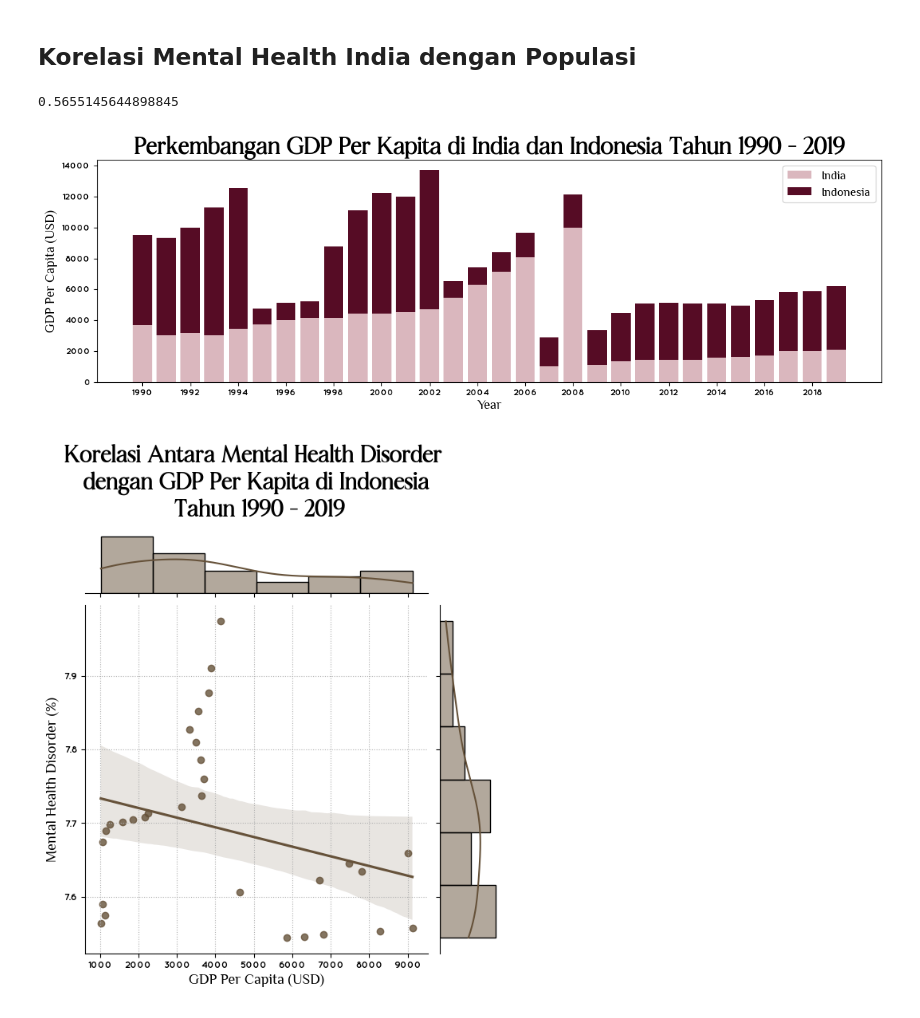
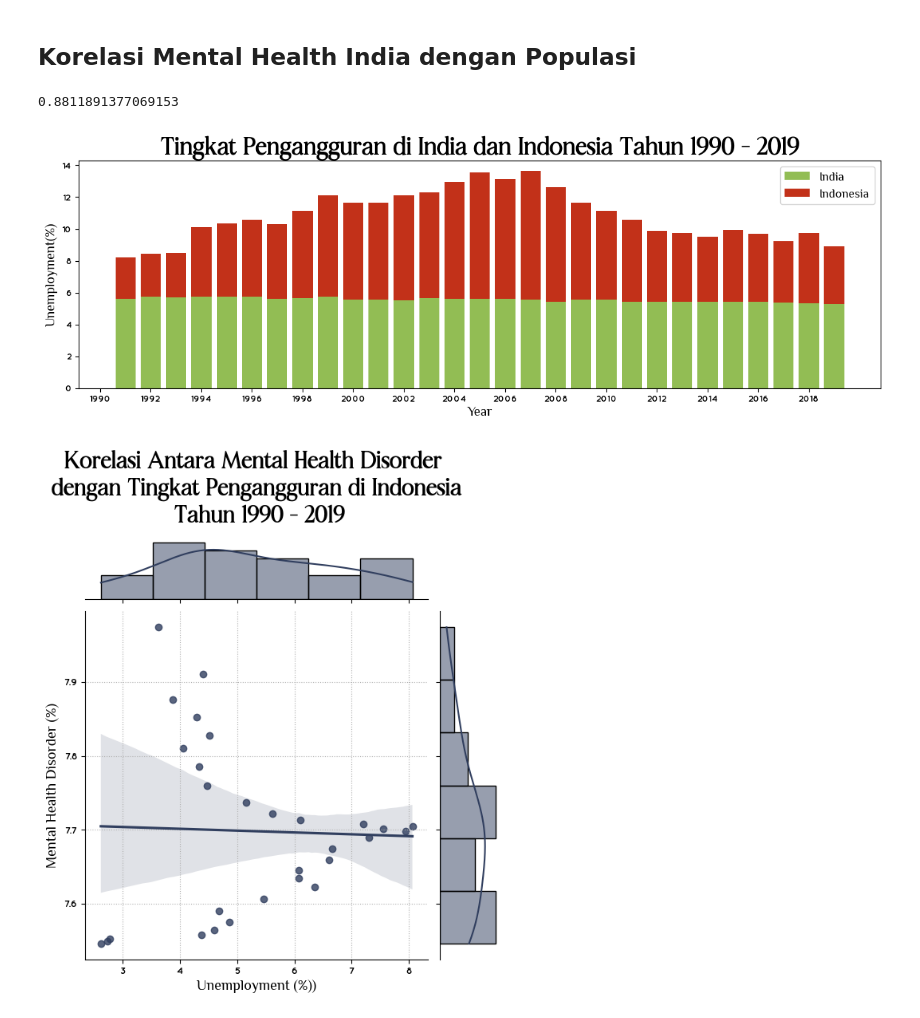
Before and after one commit to ikariyani/python-100daysChallenge, a Jupyter notebook: PROJECT/DAY 98/MENTAL HEALTH DISORDER DAY 8.ipynb, the cells around one changed output. Saved outputs shown, nothing was run; the diff lists cells and outputs as text; code cells hidden in the pictures.

Commit message:
DAY 97
CASE STUDY : Mental Health Disorder Dataset - Day 7

```diff
--- a/PROJECT/DAY 98/MENTAL HEALTH DISORDER DAY 8.ipynb
+++ b/PROJECT/DAY 98/MENTAL HEALTH DISORDER DAY 8.ipynb
@@ -331,0 +593,4 @@ merge
+# %%
+df = df.rename(columns = {'GDP_per_capita_USD_right' : 'GDP'})
+
+df
@@ -331,0 +616,14 @@ merge
+# %%
+df = df[['Country', 'Year', 'Prevalence - Schizophrenia - Sex: Both - Age: Age-standardized (Percent)',
+         'Prevalence - Bipolar disorder - Sex: Both - Age: Age-standardized (Percent)',
+         'Prevalence - Eating disorders - Sex: Both - Age: Age-standardized (Percent)',
+         'Prevalence - Anxiety disorders - Sex: Both - Age: Age-standardized (Percent)',
+         'Prevalence - Drug use disorders - Sex: Both - Age: Age-standardized (Percent)',
+         'Prevalence - Depressive disorders - Sex: Both - Age: Age-standardized (Percent)',
+         'Prevalence - Alcohol use disorders - Sex: Both - Age: Age-standardized (Percent)',
+         'Total',
+         'population',
+         'GDP',
+         'Unemployment']]
+
+df
@@ -332,5 +649,5 @@ merge
 # %%
-india = df.loc[df['Entity'] == 'India']
+india = df.loc[df['Country'] == 'India']
 
 india
 # %% [output]
@@ -354,5 +672,5 @@ india
 # %%
-indo = df.loc[df['Entity'] == 'Indonesia']
+indo = df.loc[df['Country'] == 'Indonesia']
 
 indo
 # %% [output]
@@ -470,9 +789,9 @@ total_indo.corr(gdp_indo)
 # %% [markdown]
 ## Korelasi Mental Health India dengan Populasi
-# %%
-total_india.corr(gdp_india)
-# %% [output]
-0.5655145644898845
+# %%
+india['Total'].corr(india['Unemployment'])
+# %% [output]
+0.8811891377069153
 # %%
 import matplotlib.font_manager as fm
 # %%
@@ -492,27 +811,27 @@ font6 = fm.FontProperties(fname = path2, size = 18)
 # %%
 plt.figure(figsize = (14,4))
 
-plt.bar(india['Year'], india['GDP'], color = '#dab7be', label = 'India')
-plt.bar(indo['Year'], indo['GDP'], color = '#560c25', label = 'Indonesia', bottom = india['GDP'])
+plt.bar(india['Year'], india['Unemployment'], color = '#92bd54', label = 'India')
+plt.bar(indo['Year'], indo['Unemployment'], color = '#c23119', label = 'Indonesia', bottom = india['Unemployment'])
 
-plt.title('Perkembangan GDP Per Kapita di India dan Indonesia Tahun 1990 - 2019', fontproperties = font1)
+plt.title('Tingkat Pengangguran di India dan Indonesia Tahun 1990 - 2019', fontproperties = font1)
 plt.xlabel('Year', fontproperties = font2)
-plt.ylabel('GDP Per Capita (USD)', fontproperties = font2)
+plt.ylabel('Unemployment(%)', fontproperties = font2)
 
 
 plt.xticks(np.arange(1990, 2020, 2), fontproperties = font3)
 plt.yticks(fontproperties = font3)
 
 plt.legend(prop = font5)
 
 plt.show()
 # %% [output]
-[figure, old version]
+[figure, new version]
 # %%
-sns.jointplot(data = indo, y = indo['Total'], x = indo['GDP'], kind = 'reg', color = '#66523a')
+sns.jointplot(data = indo, y = indo['Total'], x = indo['Unemployment'], kind = 'reg', color = '#313f5f')
 
-plt.title('Korelasi Antara Mental Health Disorder \ndengan GDP Per Kapita di Indonesia\n Tahun 1990 - 2019', pad = 80, fontproperties = font4)
-plt.xlabel('GDP Per Capita (USD)', fontproperties = font2)
+plt.title('Korelasi Antara Mental Health Disorder \ndengan Tingkat Pengangguran di Indonesia\n Tahun 1990 - 2019', pad = 80, fontproperties = font4)
+plt.xlabel('Unemployment (%))', fontproperties = font2)
 plt.ylabel('Mental Health Disorder (%)', fontproperties = font2)
 
 plt.xticks(fontproperties = font3)
@@ -522,5 +841,5 @@ plt.grid(linestyle = 'dotted')
 
 plt.show()
 # %% [output]
-[figure, old version]
+[figure, new version]
 # %%
```
Also changed, not shown: parts of 30 cells of this notebook, 5 other files.
